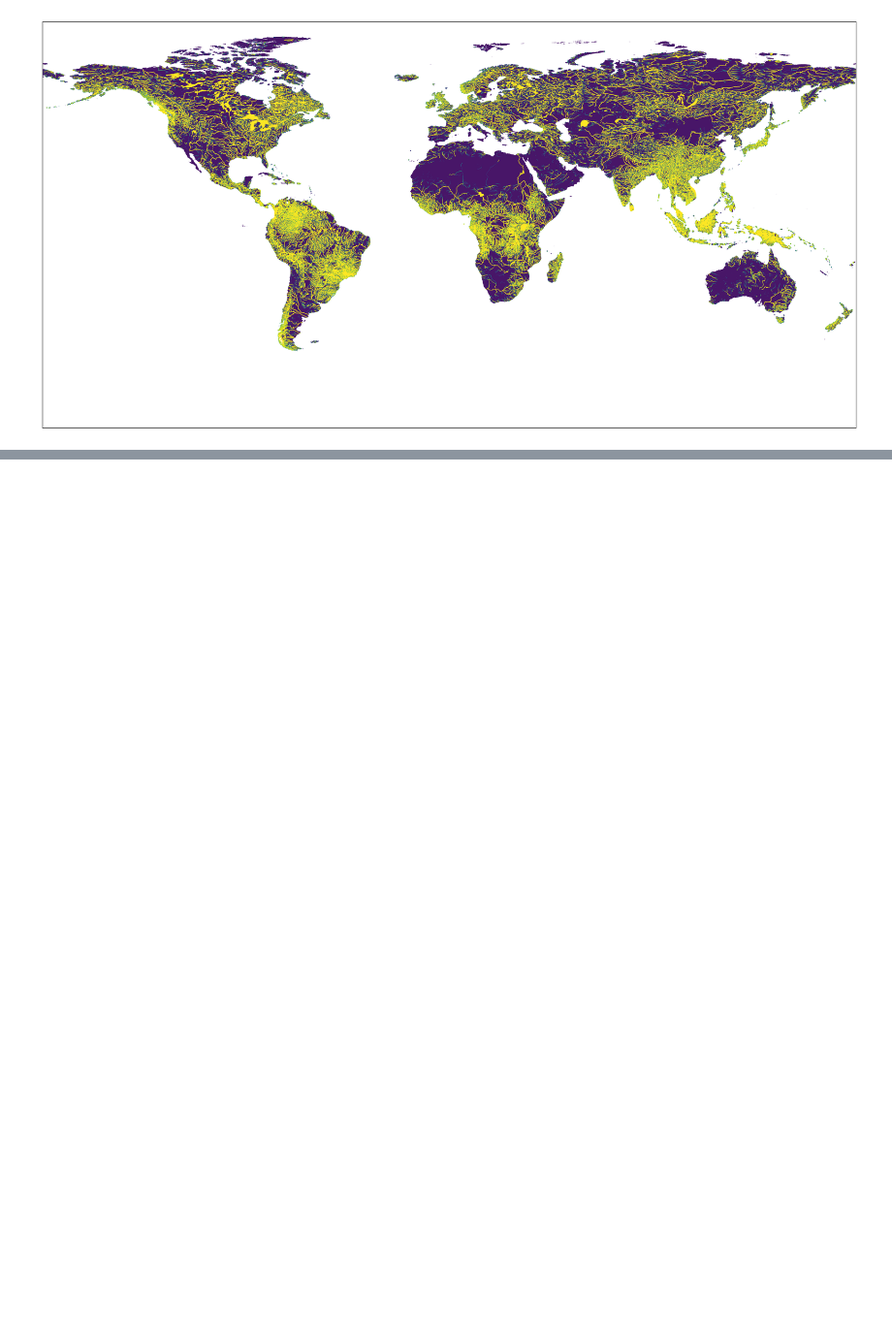
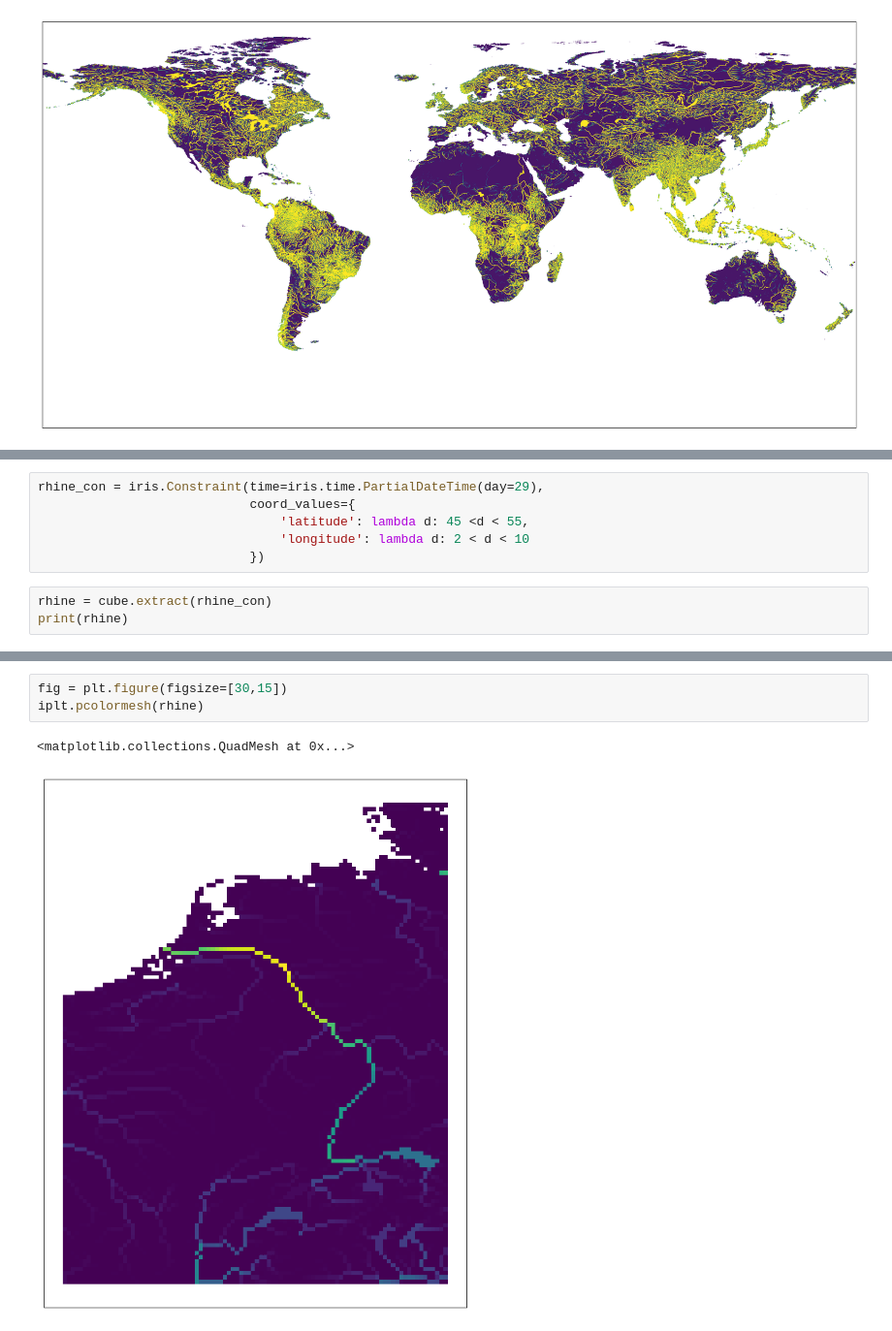
Before and after one commit to eWaterCycle/notebooks, a Jupyter notebook: quick-plot.ipynb, the cells around one changed output, grey strips where cells are left out. Shown at 97% size. Cells and saved outputs as stored; diff of their text form; blank space fills up the shorter version.

Commit message:
Added colormesh plot of rhine watershed + switched to Docker image

```diff
--- a/quick-plot.ipynb
+++ b/quick-plot.ipynb
@@ -101,0 +104,9 @@ Wall time: 18.3 s
+# %%
+rhine_con = iris.Constraint(time=iris.time.PartialDateTime(day=29),
+                            coord_values={
+                                'latitude': lambda d: 45 <d < 55,
+                                'longitude': lambda d: 2 < d < 10
+                            })
+# %%
+rhine = cube.extract(rhine_con)
+print(rhine)
@@ -101,0 +125,6 @@ Wall time: 18.3 s
+# %%
+fig = plt.figure(figsize=[30,15])
+iplt.pcolormesh(rhine)
+# %% [output]
+<matplotlib.collections.QuadMesh at 0x...>
+[figure, added]
```
Also changed, not shown: parts of 2 cells of this notebook, 4 other files.
